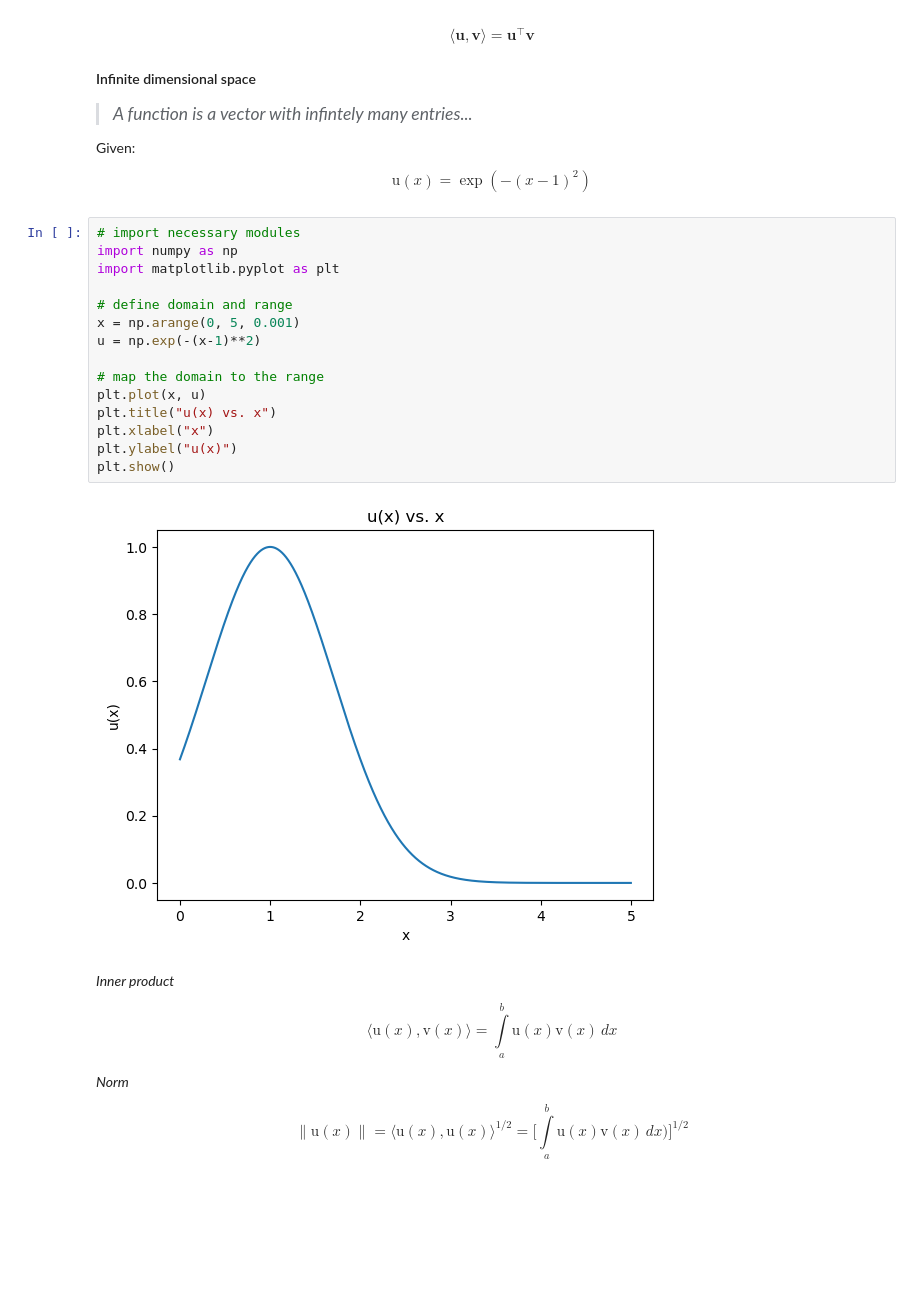
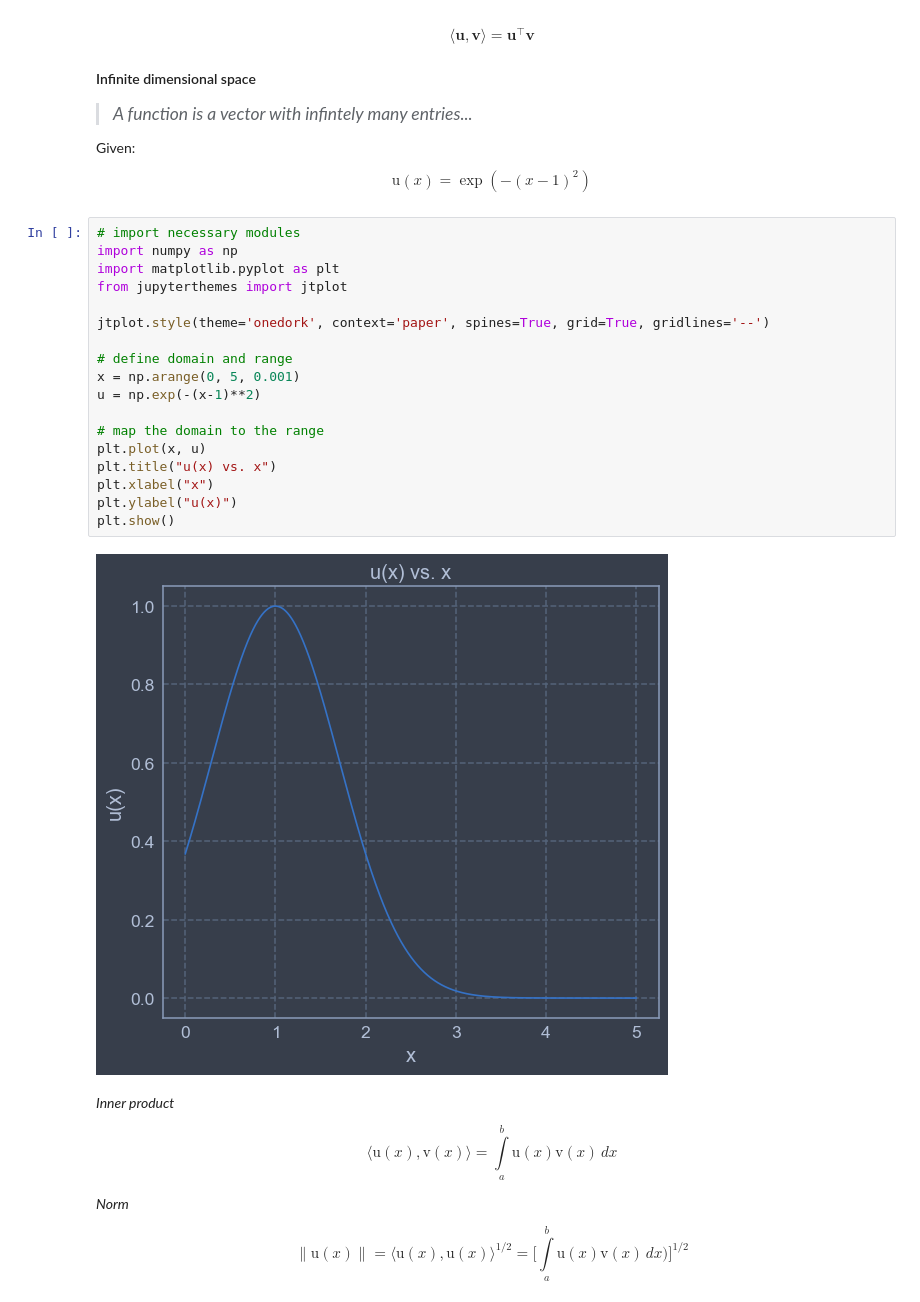
Before and after one commit to GoogleTookMyLunch/ME_2061, a Jupyter notebook: lectures/lecture_notes.ipynb, the cells around one changed output. Cells and saved outputs as stored; diff of their text form; blank space fills up the shorter version.

```diff
--- a/lectures/lecture_notes.ipynb
+++ b/lectures/lecture_notes.ipynb
@@ -235,20 +235,23 @@ $$
 # %%
 # import necessary modules
 import numpy as np
 import matplotlib.pyplot as plt
+from jupyterthemes import jtplot
+
+jtplot.style(theme='onedork', context='paper', spines=True, grid=True, gridlines='--')
 
 # define domain and range
 x = np.arange(0, 5, 0.001)
 u = np.exp(-(x-1)**2)
 
 # map the domain to the range
 plt.plot(x, u)
 plt.title("u(x) vs. x")
 plt.xlabel("x")
 plt.ylabel("u(x)")
 plt.show()
 # %% [output]
-[figure, old version]
+[figure, new version]
 # %% [markdown]
 *Inner product*
 
```
Also changed, not shown: parts of 13 cells of this notebook, 2 other files.
